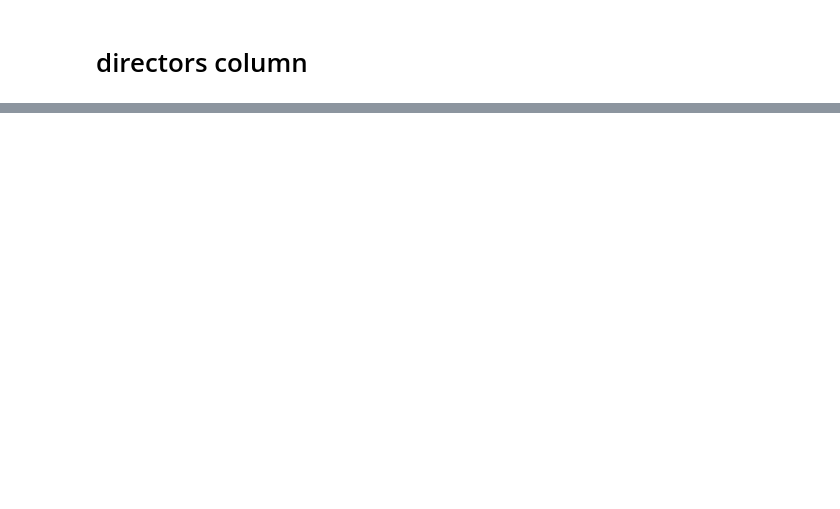
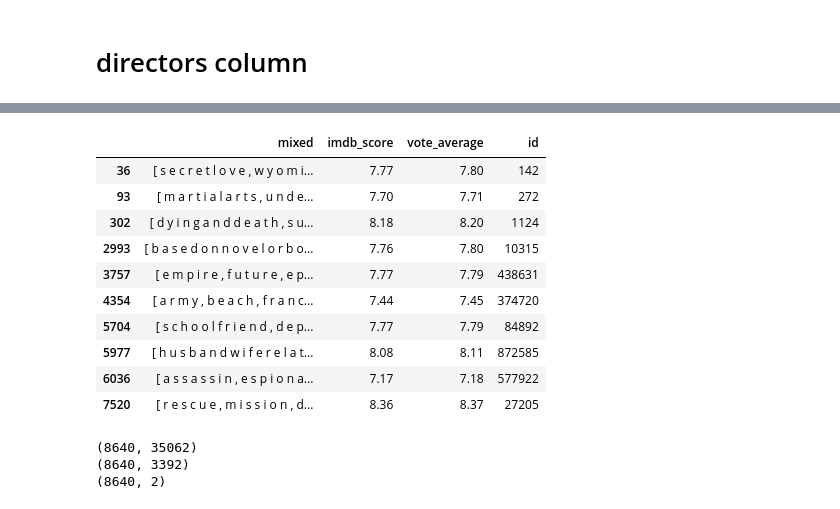
Before and after one commit to Kelmain/movies, a Jupyter notebook: eda.ipynb, the cells around one changed output, grey strips where cells are left out. Saved outputs shown, nothing was run; the diff lists cells and outputs as text; code cells hidden in the pictures; blank space fills up the shorter version.

```diff
--- a/eda.ipynb
+++ b/eda.ipynb
@@ -33,7 +36,7 @@ pd.set_option("display.float_format", lambda x: f"{x :.2f}")
 plt.style.use('fivethirtyeight')
 warnings.filterwarnings('ignore')
 stop_words = set(stopwords.words('french'))
-stop_words.update(',',';','!','?','.','(',')','$','#','+',':','...',' ','')
+stop_words.update(',',';','!','?','.','(',')','$','#','+',':','...',' ','Unknown')
 # %% [markdown]
 # Connect to the database and create df
 # %%
@@ -330,0 +342,5 @@ movies['popularity_log'] = np.log1p(movies['popularity'])
+# %%
+all_transformers =count_transformers + std_scale_transformers
+# %%
+preprocessor = ColumnTransformer(all_transformers)
+preprocessor
@@ -330,0 +373,12 @@ movies['popularity_log'] = np.log1p(movies['popularity'])
+# %%
+
+
+# Define the KNN model
+knn_model = NearestNeighbors(n_neighbors=11, algorithm="auto")
+
+# Combine preprocessing and KNN model using Pipeline
+pipeline_with_knn = Pipeline(steps=[
+    ('preprocessor', preprocessor),
+    ('knn', knn_model)
+])
+pipeline_with_knn.fit(movies)
@@ -331,3 +403,40 @@ movies['popularity_log'] = np.log1p(movies['popularity'])
+# %%
+def find_nearest_neighbors(title : int, pipeline_with_knn : Pipeline, movies : pd.DataFrame) -> pd.DataFrame :
+
+    df = movies[['mixed', 'imdb_score', 'vote_average','id']]
+    # Filter the DataFrame to get the features of the specified product
+    query_product_features = df[df['id'] == title].drop(columns=['id'])
+    # Use the pipeline to preprocess the query product features
+    query_product_features_processed = pipeline_with_knn.named_steps['preprocessor'].transform(query_product_features)
+
+    # Use the KNN model to find the nearest neighbors for the query product
+    nearest_neighbors_indices = pipeline_with_knn.named_steps['knn'].kneighbors(query_product_features_processed)[1][0]
+
+    # Get the nearest neighbors' Product_IDs
+    nearest_neighbors_product_ids = df.iloc[nearest_neighbors_indices]['id']
+
+    # Create a DataFrame containing the nearest neighbors' information
+    nearest_neighbors_df = df[df['id'].isin(nearest_neighbors_product_ids)]
+
+    return nearest_neighbors_df[nearest_neighbors_df['id'] != title]
+
+# Example usage:
+query_product_id = 49026 # Specify the Product_ID of the query product
+nearest_neighbors_df = find_nearest_neighbors(query_product_id, pipeline_with_knn, movies)
+
+nearest_neighbors_df
+# %% [output]
+|  | mixed | imdb_score | vote_average | id |
+| 36 | [ s e c r e t l o v e , w y o m i... | 7.77 | 7.80 | 142 |
+| 93 | [ m a r t i a l a r t s , u n d e... | 7.70 | 7.71 | 272 |
+| 302 | [ d y i n g a n d d e a t h , s u... | 8.18 | 8.20 | 1124 |
+| 2993 | [ b a s e d o n n o v e l o r b o... | 7.76 | 7.80 | 10315 |
+| 3757 | [ e m p i r e , f u t u r e , e p... | 7.77 | 7.79 | 438631 |
+| 4354 | [ a r m y , b e a c h , f r a n c... | 7.44 | 7.45 | 374720 |
+| 5704 | [ s c h o o l f r i e n d , d e p... | 7.77 | 7.79 | 84892 |
+| 5977 | [ h u s b a n d w i f e r e l a t... | 8.08 | 8.11 | 872585 |
+| 6036 | [ a s s a s s i n , e s p i o n a... | 7.17 | 7.18 | 577922 |
+| 7520 | [ r e s c u e , m i s s i o n , d... | 8.36 | 8.37 | 27205 |
 # %%
 count = CountVectorizer(stop_words=list(stop_words))
 count_matrix = count.fit_transform(movies['mixed'])
@@ -343 +458,15 @@ combined_features[numerical_columns] = numerical_features
+# %%
+print(combined_features2.shape)
+print(combined_features.shape)
+print(numerical_features_df.shape)
+
+# If all shapes have the same number of rows, proceed to concatenate
+if combined_features2.shape[0] == combined_features.shape[0] == numerical_features_df.shape[0]:
+    final_features = pd.concat([combined_features2, combined_features, numerical_features_df], axis=1)
+else:
+    print("Error: DataFrames do not have the same number of rows")
+# %% [output]
+(8640, 35062)
+(8640, 3392)
+(8640, 2)
 # %%
```
Also changed, not shown: parts of 35 cells of this notebook, 7 other files.
